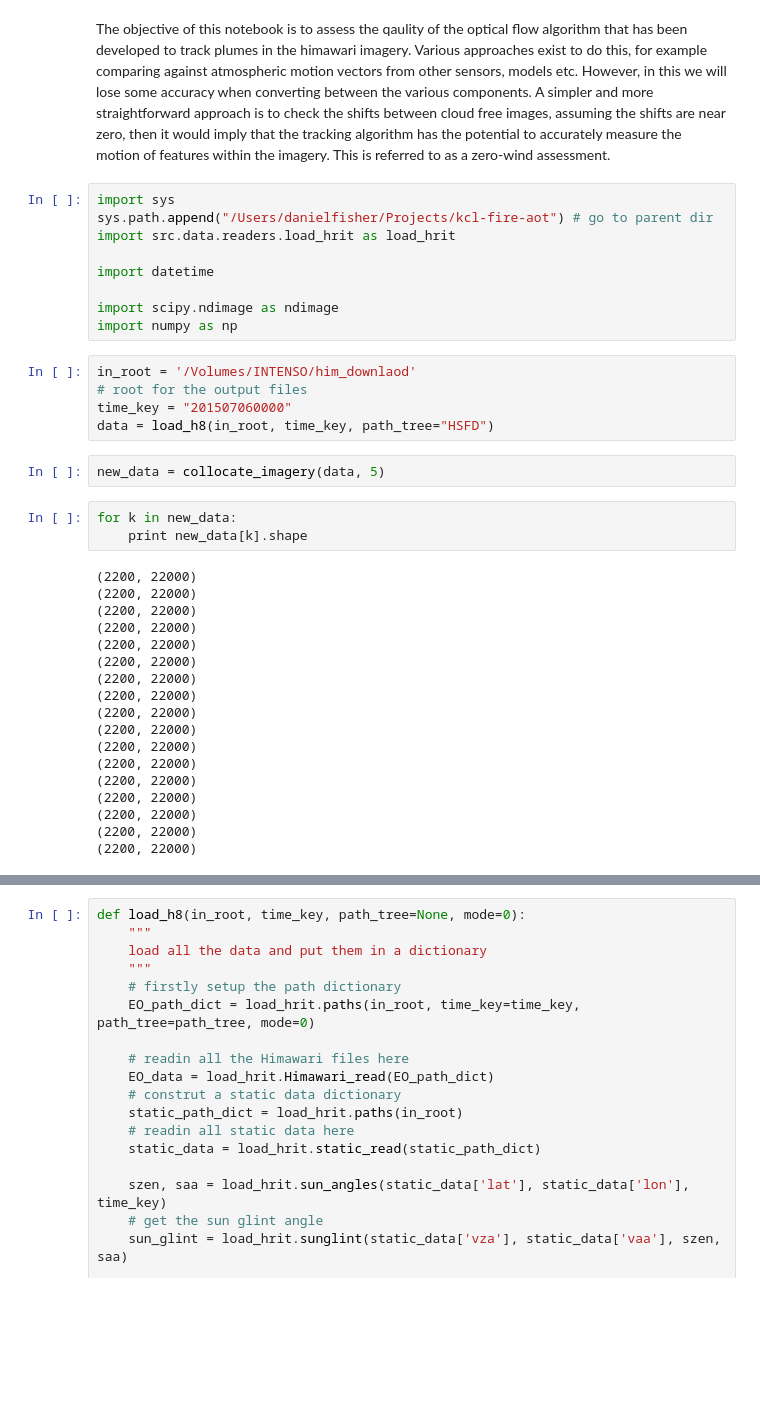
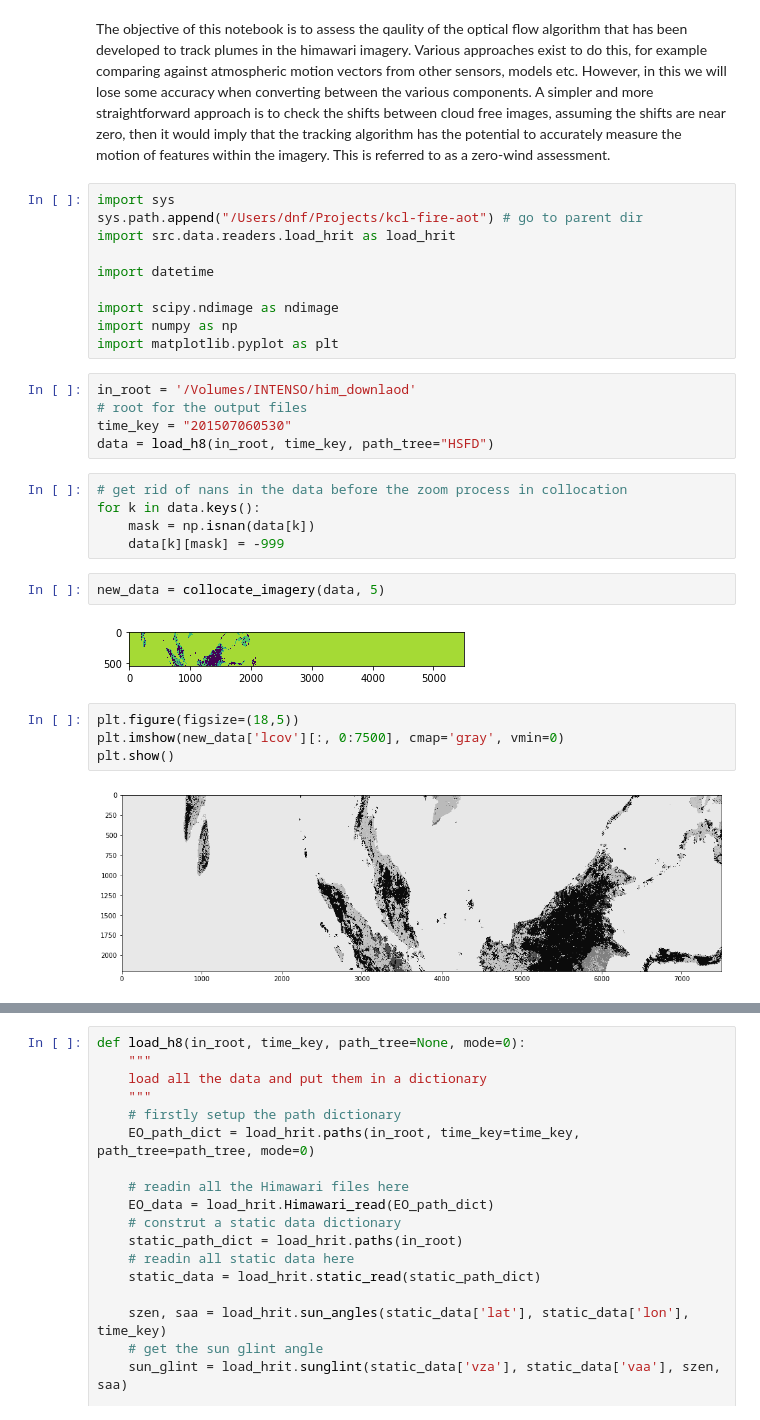
Before and after one commit to gridl/kcl-fire-aot, a Jupyter notebook: notebooks/Optical Flow Accuracy Assessment.ipynb, the cells around one changed output, grey strips where cells are left out. Drawn from its saved outputs; the diff is of its cells as text; blank space fills up the shorter version.

Commit message:
cloud mask approach

```diff
--- a/notebooks/Optical Flow Accuracy Assessment.ipynb
+++ b/notebooks/Optical Flow Accuracy Assessment.ipynb
@@ -2,38 +2,31 @@
 The objective of this notebook is to assess the qaulity of the optical flow algorithm that has been developed to track plumes in the himawari imagery.  Various approaches exist to do this, for example comparing against atmospheric motion vectors from other sensors, models etc.  However, in this we will lose some accuracy when converting between the various components.  A simpler and more straightforward approach is to check the shifts between cloud free images, assuming the shifts are near zero, then it would imply that the tracking algorithm has the potential to accurately measure the motion of features within the imagery.  This is referred to as a zero-wind assessment.
 # %%
 import sys
-sys.path.append("/Users/danielfisher/Projects/kcl-fire-aot") # go to parent dir
+sys.path.append("/Users/dnf/Projects/kcl-fire-aot") # go to parent dir
 import src.data.readers.load_hrit as load_hrit
 
 import datetime
 
 import scipy.ndimage as ndimage
 import numpy as np
+import matplotlib.pyplot as plt
 # %%
 in_root = '/Volumes/INTENSO/him_downlaod'
 # root for the output files
-time_key = "201507060000"
+time_key = "201507060530"
 data = load_h8(in_root, time_key, path_tree="HSFD")
+# %%
+# get rid of nans in the data before the zoom process in collocation
+for k in data.keys():
+    mask = np.isnan(data[k])
+    data[k][mask] = -999
 # %%
 new_data = collocate_imagery(data, 5)
+# %% [output]
+[figure, added]
-# %%
-for k in new_data:
-    print new_data[k].shape
-# %% [output]
-(2200, 22000)
-(2200, 22000)
-(2200, 22000)
-(2200, 22000)
-(2200, 22000)
-(2200, 22000)
-(2200, 22000)
-(2200, 22000)
-(2200, 22000)
-(2200, 22000)
-(2200, 22000)
-(2200, 22000)
-(2200, 22000)
-(2200, 22000)
-(2200, 22000)
-(2200, 22000)
-(2200, 22000)
+# %%
+plt.figure(figsize=(18,5))
+plt.imshow(new_data['lcov'][:, 0:7500], cmap='gray', vmin=0)
+plt.show()
+# %% [output]
+[figure, added]
```
Also changed, not shown: parts of 5 cells of this notebook, 1 other file.
